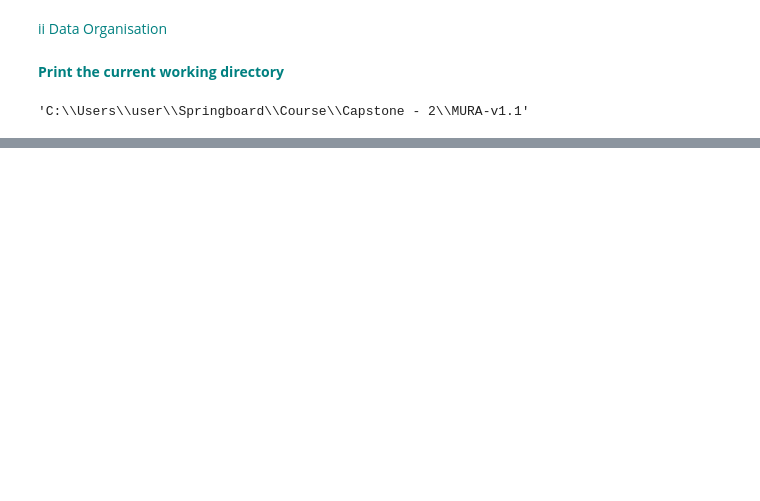
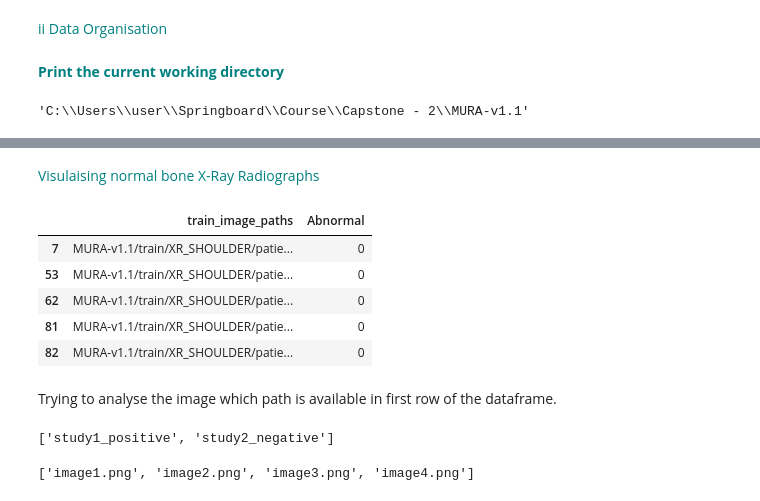
Before and after one commit to umamohantm/springboard, a Jupyter notebook: Capstone 2/Capstone _3_Data_Wrangling_and_EDA.ipynb, the cells around one changed output, grey strips where cells are left out. Cells and saved outputs as stored; diff of their text form; code cells hidden in the pictures; blank space fills up the shorter version.

```diff
--- a/Capstone 2/Capstone _3_Data_Wrangling_and_EDA.ipynb
+++ b/Capstone 2/Capstone _3_Data_Wrangling_and_EDA.ipynb
@@ -89,0 +242,25 @@ os.listdir()
+# %% [markdown]
+<font color ='teal'>Visulaising normal bone X-Ray Radiographs <font />
+# %%
+Normal = train_labels[train_labels['Abnormal']==0]
+# %%
+Normal.head()
+# %% [output]
+|  | train_image_paths | Abnormal |
+| 7 | MURA-v1.1/train/XR_SHOULDER/patie... | 0 |
+| 53 | MURA-v1.1/train/XR_SHOULDER/patie... | 0 |
+| 62 | MURA-v1.1/train/XR_SHOULDER/patie... | 0 |
+| 81 | MURA-v1.1/train/XR_SHOULDER/patie... | 0 |
+| 82 | MURA-v1.1/train/XR_SHOULDER/patie... | 0 |
+# %% [markdown]
+Trying to analyse the image which path is available in first row of the dataframe.
+# %%
+path = "train/XR_SHOULDER/patient00007"
+os.listdir(path)
+# %% [output]
+['study1_positive', 'study2_negative']
+# %%
+path = "train/XR_SHOULDER/patient00007/study2_negative"
+os.listdir(path)
+# %% [output]
+['image1.png', 'image2.png', 'image3.png', 'image4.png']
```
Also changed, not shown: parts of 38 cells of this notebook.
